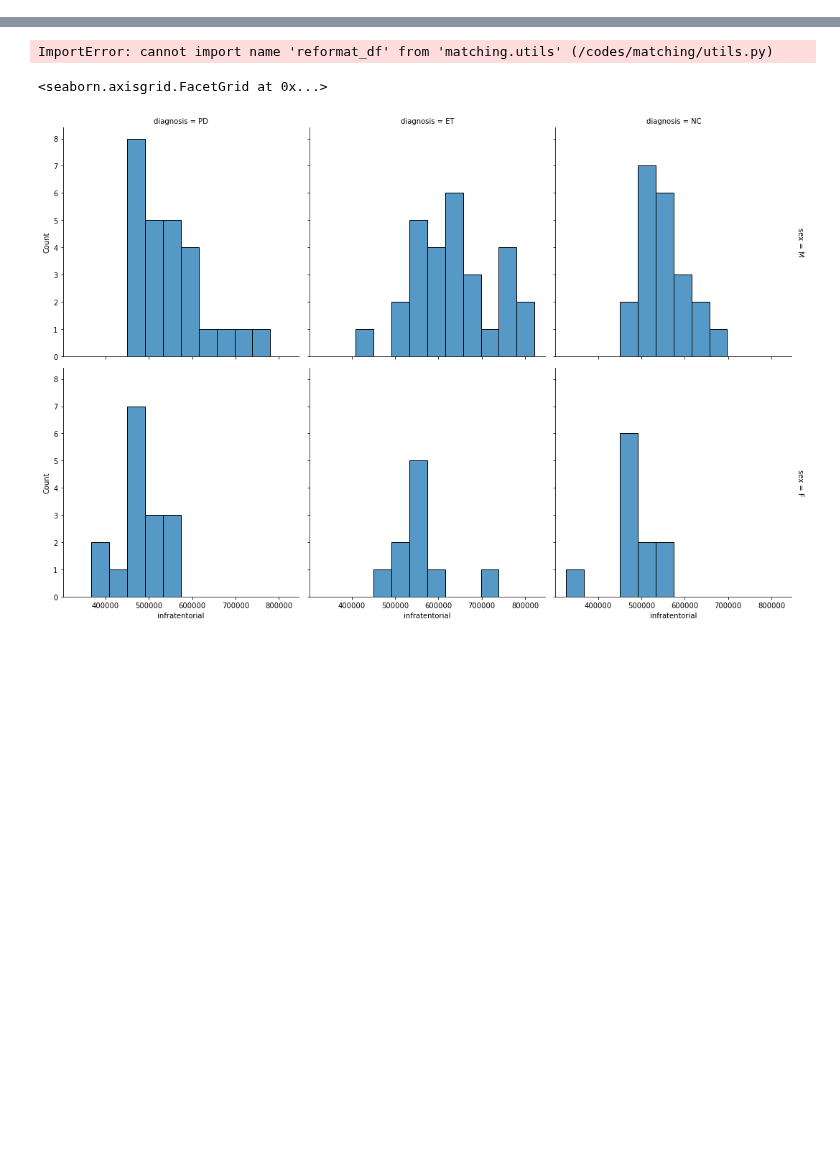
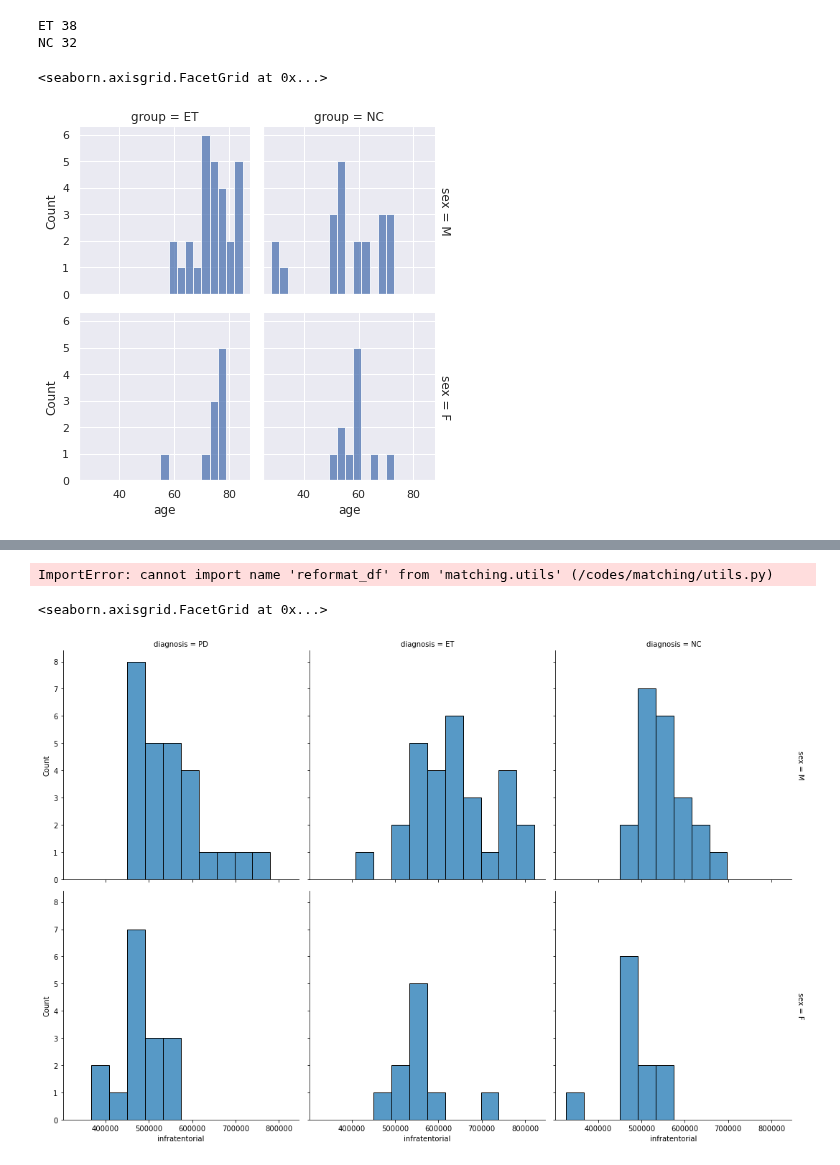
Before and after one commit to neurodatascience/ET_biomarker, a Jupyter notebook: stats/2_analysis_cerebellar_roi.ipynb, the cells around one changed output, grey strips where cells are left out. Drawn from its saved outputs; the diff is of its cells as text; code cells hidden in the pictures; blank space fills up the shorter version.

Commit message:
Site information for MNI/PPMI/ADNI dataset added.

```diff
--- a/stats/2_analysis_cerebellar_roi.ipynb
+++ b/stats/2_analysis_cerebellar_roi.ipynb
@@ -15,18 +23,17 @@
 from pathlib import Path
 import nipype.interfaces.io as nio
 import pandas as pd
-#reading freesurfer results
-out_dir = Path("/output")
-fig_dir = out_dir / "figs"
-fsdata_file = out_dir / 'freesurfer_out_preped.csv'
-GROUPS  = ['PD','ET','NC']
-tab_data = pd.read_csv(fsdata_file, sep=',', header=0, index_col=0);
+import seaborn as sns
+import matplotlib.pyplot as plt
+
+data_dir = Path("/codes/tab_data")
+mni_file  = data_dir/'MNI_Des-cere_preped.csv'
+adni_ppmi_file = data_dir/'ADNI-PPMI_Des-cere_preped.csv'
+
+mni_df       = pd.read_csv(mni_file , sep=',', header=0, index_col=0);
+adni_ppmi_df = pd.read_csv(adni_ppmi_file , sep=',', header=0, index_col=0);
 
 #excluding list
-#tab_data=tab_data.drop(index='sub_0064'); # super large head normal control, NC
-
-# distribution of large brain parts ratio
+data_df = pd.concat([mni_df, adni_ppmi_df])
 drop_col_list = ['Left_WM_hypointensities', 'Right_WM_hypointensities', '5th_Ventricle'];
-tab_data=tab_data.drop(columns=drop_col_list);
-for x in GROUPS:
-    print(x , len(tab_data[tab_data["diagnosis"]==x]))
+data_df=data_df.drop(columns=drop_col_list);
@@ -38,0 +67,13 @@ NC 32
+# %%
+#plot age/sex/diagnosis distributions 2*3
+for x in GROUPS:
+    print(x , len(mni_df[mni_df["group"]==x]))
+sns.set_theme(style="darkgrid")
+sns.displot(
+    mni_df, x="age", col="group", row="sex",
+    binwidth=3, height=3, facet_kws=dict(margin_titles=True))
+# %% [output]
+ET 38
+NC 32
+<seaborn.axisgrid.FacetGrid at 0x...>
+[figure, added]
```
Also changed, not shown: parts of 7 cells of this notebook, 6 other files.
